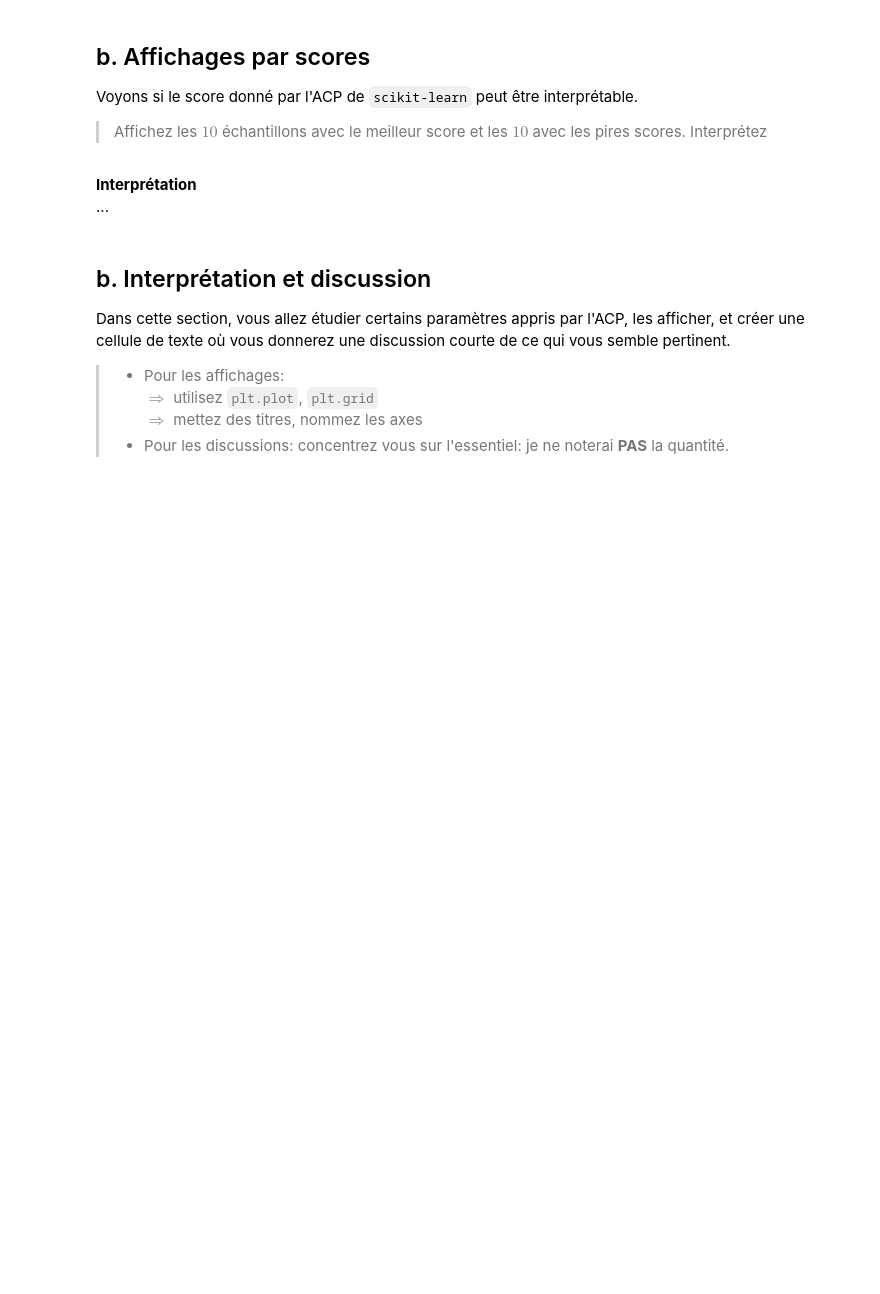
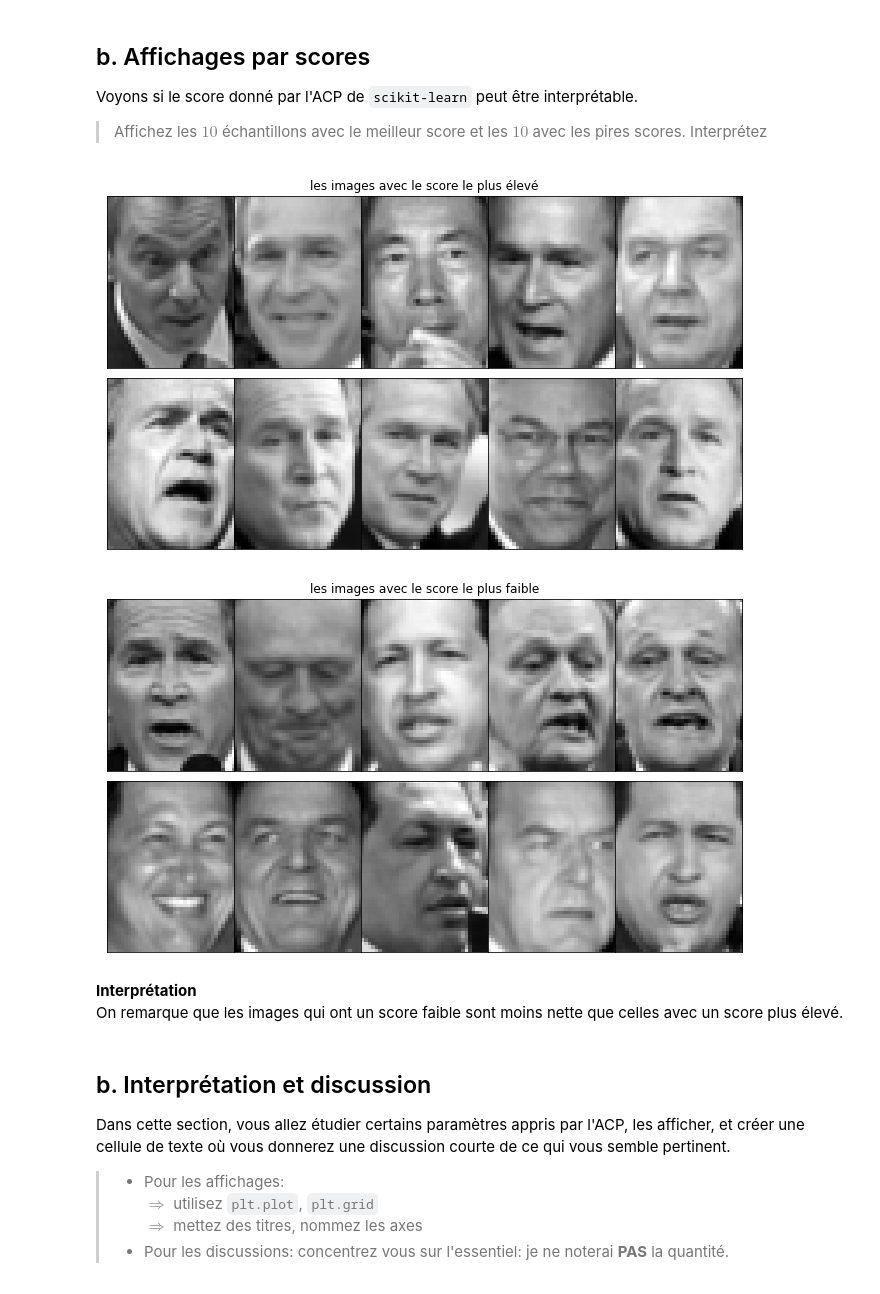
Before and after one commit to campusplage/compte-rendus-martin_elatrache, a Jupyter notebook: Copie_de_TP2_sklearn.ipynb, the cells around one changed output. Saved outputs shown, nothing was run; the diff lists cells and outputs as text; code cells hidden in the pictures; blank space fills up the shorter version.

```diff
--- a/Copie_de_TP2_sklearn.ipynb
+++ b/Copie_de_TP2_sklearn.ipynb
@@ -314,6 +312,23 @@ Voyons si le score donné par l'ACP de `scikit-learn` peut être interprétable.
-# %% [markdown]
-__Interprétation__
-...
+# %%
+# extraction et tri des scores
+scores = np.argsort(np.exp(pca.score_samples(d.data)))
+
+# Affichage les 10 images avec le score le plus faible, et celles avec le score le plus élevé
+# on garde les 10 images avec le score le plus élevé
+score_sup = scores[:10]
+# on affiche les images
+plot_images(d.data[score_sup], 'les images avec le score le plus élevé', n_row=2, n_col=5)
+
+# on garde les 10 images avec le score le plus faible
+score_inf = scores[-10:]
+# On affiche les images
+plot_images(d.data[score_inf], 'les images avec le score le plus faible', n_row=2, n_col=5)
+# %% [output]
+[figure, added]
+[figure, added]
+# %% [markdown]
+__Interprétation__
+On remarque que les images qui ont un score faible sont moins nette que celles avec un score plus élevé.
 # %% [markdown]
 ## b. Interprétation et discussion
 
```
Also changed, not shown: parts of 20 cells of this notebook.
